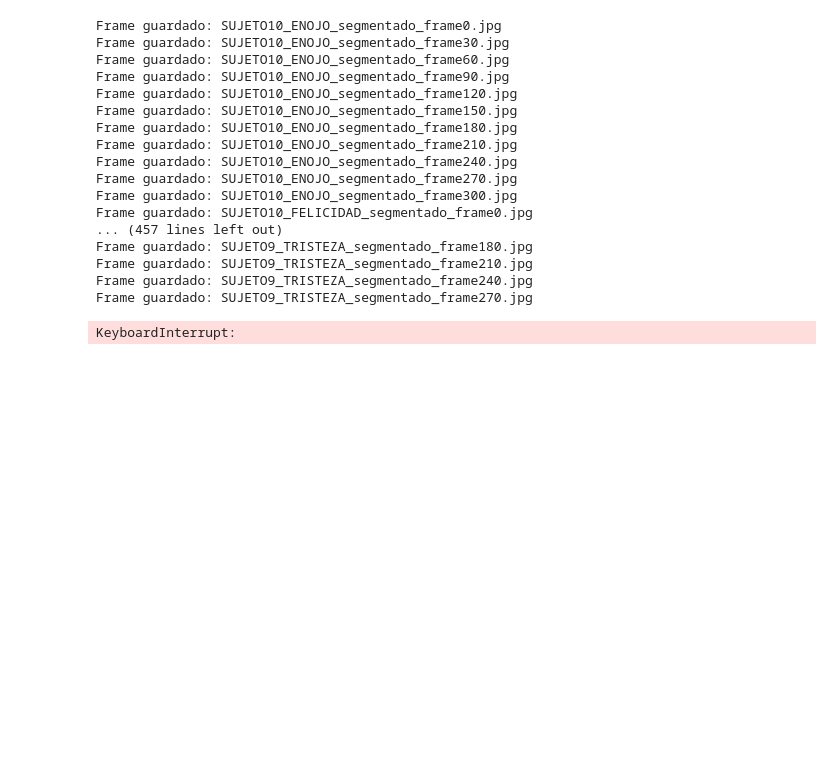
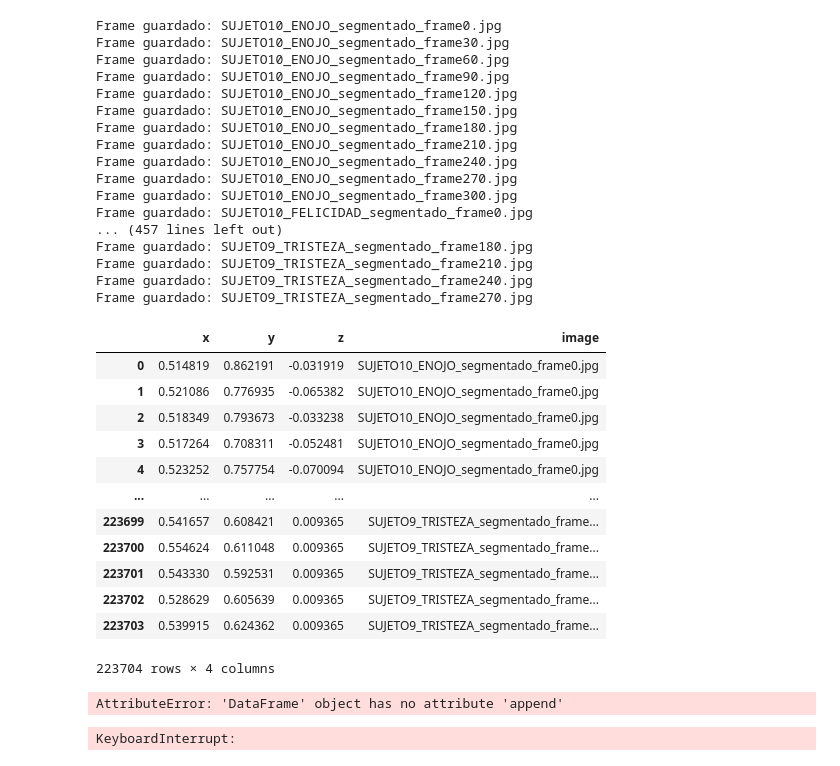
Before and after one commit to Ariana1998/Emociones, a Jupyter notebook: Notebook.ipynb, the cells around one changed output. Saved outputs shown, nothing was run; the diff lists cells and outputs as text; code cells hidden in the pictures; blank space fills up the shorter version.

```diff
--- a/Notebook.ipynb
+++ b/Notebook.ipynb
@@ -533,0 +506,16 @@ Frame guardado: SUJETO9_TRISTEZA_segmentado_frame270.jpg
+# %%
+df_keypoints
+# %% [output]
+|  | x | y | z | image |
+| 0 | 0.514819 | 0.862191 | -0.031919 | SUJETO10_ENOJO_segmentado_frame0.jpg |
+| 1 | 0.521086 | 0.776935 | -0.065382 | SUJETO10_ENOJO_segmentado_frame0.jpg |
+| 2 | 0.518349 | 0.793673 | -0.033238 | SUJETO10_ENOJO_segmentado_frame0.jpg |
+| 3 | 0.517264 | 0.708311 | -0.052481 | SUJETO10_ENOJO_segmentado_frame0.jpg |
+| 4 | 0.523252 | 0.757754 | -0.070094 | SUJETO10_ENOJO_segmentado_frame0.jpg |
+| ... | ... | ... | ... | ... |
+| 223699 | 0.541657 | 0.608421 | 0.009365 | SUJETO9_TRISTEZA_segmentado_frame... |
+| 223700 | 0.554624 | 0.611048 | 0.009365 | SUJETO9_TRISTEZA_segmentado_frame... |
+| 223701 | 0.543330 | 0.592531 | 0.009365 | SUJETO9_TRISTEZA_segmentado_frame... |
+| 223702 | 0.528629 | 0.605639 | 0.009365 | SUJETO9_TRISTEZA_segmentado_frame... |
+| 223703 | 0.539915 | 0.624362 | 0.009365 | SUJETO9_TRISTEZA_segmentado_frame... |
+223704 rows × 4 columns
@@ -534,3 +525,66 @@ Frame guardado: SUJETO9_TRISTEZA_segmentado_frame270.jpg
+# %%
+import cv2
+import mediapipe as mp
+import pandas as pd
+import os
+
+# Inicializa mediapipe
+mp_drawing = mp.solutions.drawing_utils
+mp_face_mesh = mp.solutions.face_mesh
+
+# Configuración de FaceMesh
+face_mesh = mp_face_mesh.FaceMesh(
+    max_num_faces=1,
+    refine_landmarks=True,
+    min_detection_confidence=0.5,
+    min_tracking_confidence=0.5)
+
+# Ruta a la carpeta de imágenes
+images_folder = './Imagenes'
+
+# DataFrame para almacenar los keypoints
+df_keypoints = pd.DataFrame()
+
+# Recorre todas las imágenes en la carpeta
+for image_file in os.listdir(images_folder):
+    image_path = os.path.join(images_folder, image_file)
+
+    # Lee la imagen
+    image = cv2.imread(image_path)
+
+    # Verifica si la imagen se cargó correctamente
+    if image is None:
+        print(f"No se pudo cargar la imagen {image_file}")
+        continue
+
+    # Cambia la resolución de la imagen a 720x540
+    image = cv2.resize(image, (720, 540))
+
+    # Convertir la imagen de BGR a RGB
+    image_rgb = cv2.cvtColor(image, cv2.COLOR_BGR2RGB)
+
+    # Procesa la imagen para detectar los landmarks faciales
+    results = face_mesh.process(image_rgb)
+
+    # Si se encuentran landmarks faciales, extrae la información
+    if results.multi_face_landmarks:
+        for face_landmarks in results.multi_face_landmarks:
+            # Aplanar los keypoints para una sola fila
+            keypoints = {'label': 'inserta_tu_label_aquí'}
+            for i, landmark in enumerate(face_landmarks.landmark):
+                keypoints[f'keypointX_{i}'] = landmark.x
+                keypoints[f'keypointY_{i}'] = landmark.y
+
+            # Añade los keypoints aplanados al DataFrame
+            df_keypoints = df_keypoints.append(keypoints, ignore_index=True)
+
+# Guarda el DataFrame en un archivo CSV si es necesario
+#df_keypoints.to_csv('facemesh_keypoints_flattened.csv', index=False)
+
+# Cierra FaceMesh
+face_mesh.close()
+# %% [output]
+AttributeError: 'DataFrame' object has no attribute 'append'
 # %%
 import cv2
 import mediapipe as mp
```
Also changed, not shown: parts of 8 cells of this notebook.
